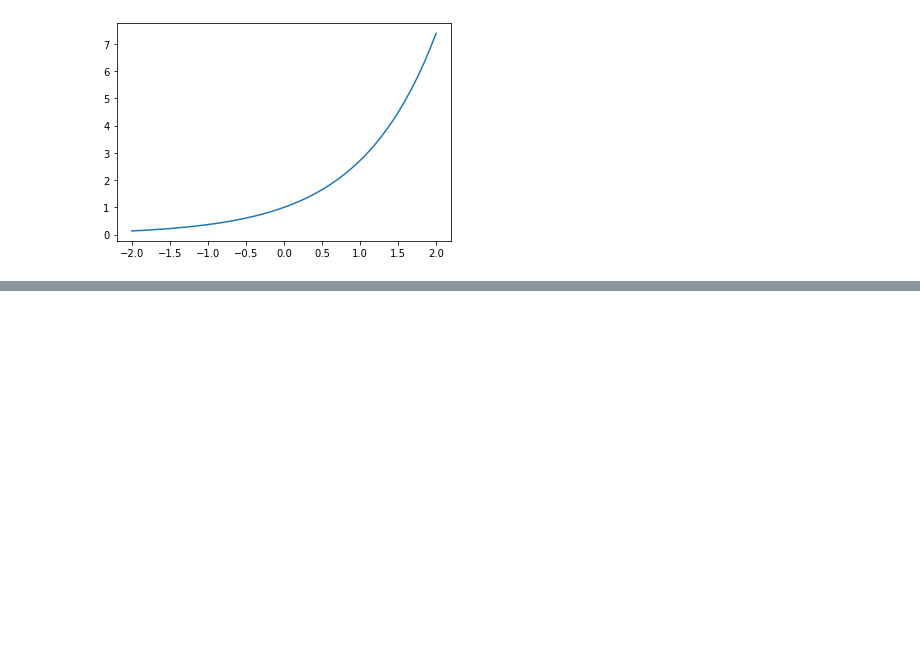
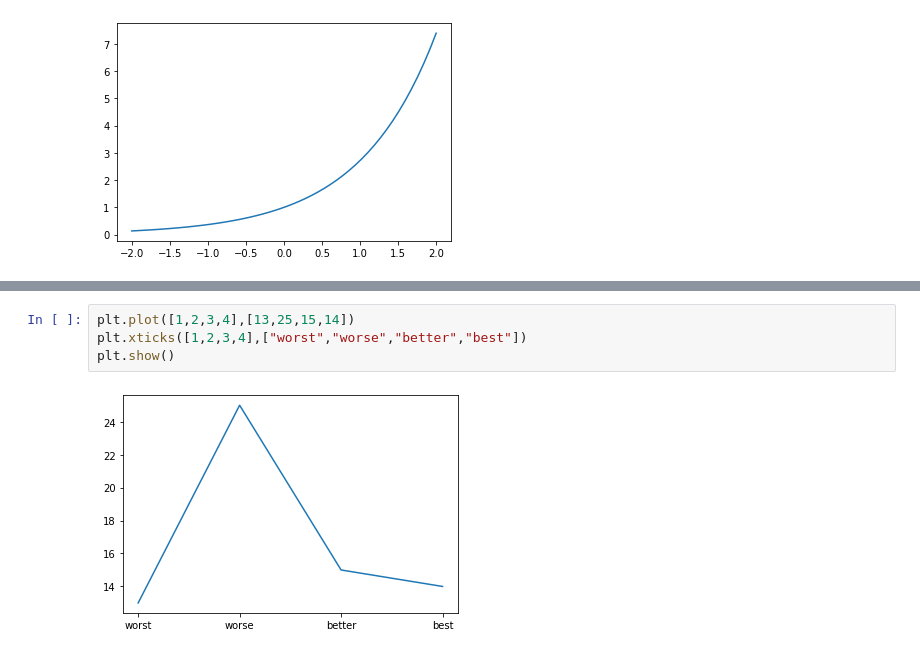
Before and after one commit to fragementaryworld/notes, a Jupyter notebook: matplotlib.ipynb, the cells around one changed output, grey strips where cells are left out. Saved outputs shown, nothing was run; the diff lists cells and outputs as text; blank space fills up the shorter version.

```diff
--- a/matplotlib.ipynb
+++ b/matplotlib.ipynb
@@ -332,0 +346,6 @@ plt.show()
+# %%
+plt.plot([1,2,3,4],[13,25,15,14])
+plt.xticks([1,2,3,4],["worst","worse","better","best"])
+plt.show()
+# %% [output]
+[figure, added]
```
Also changed, not shown: parts of 26 cells of this notebook.
